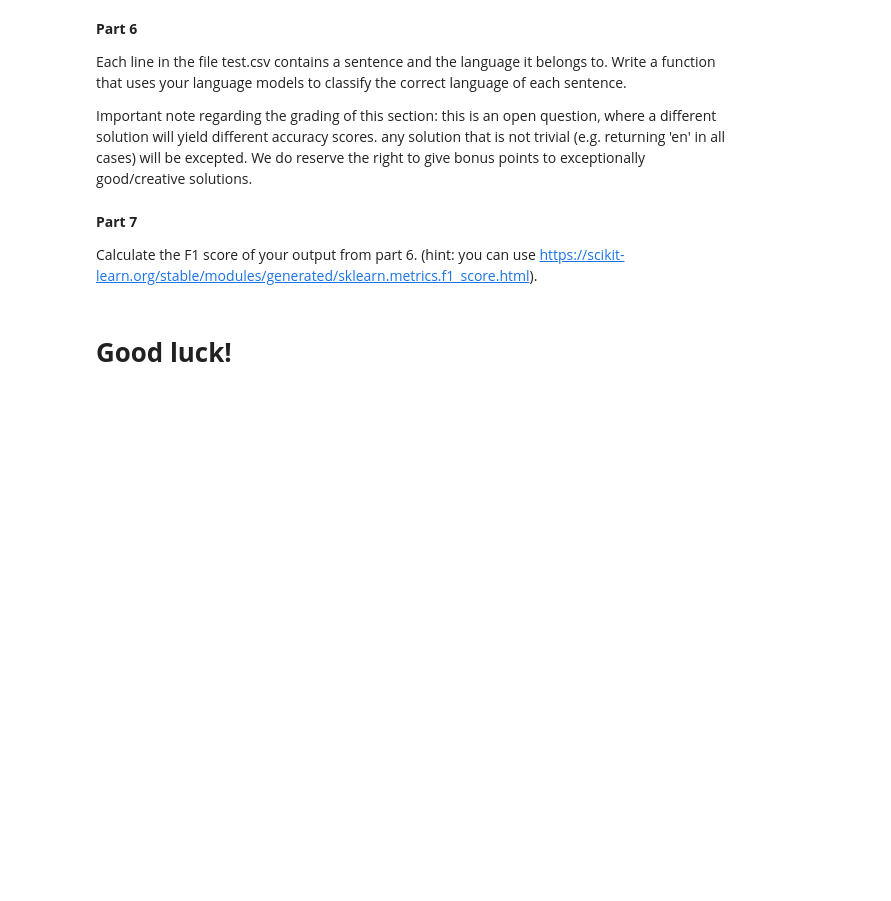
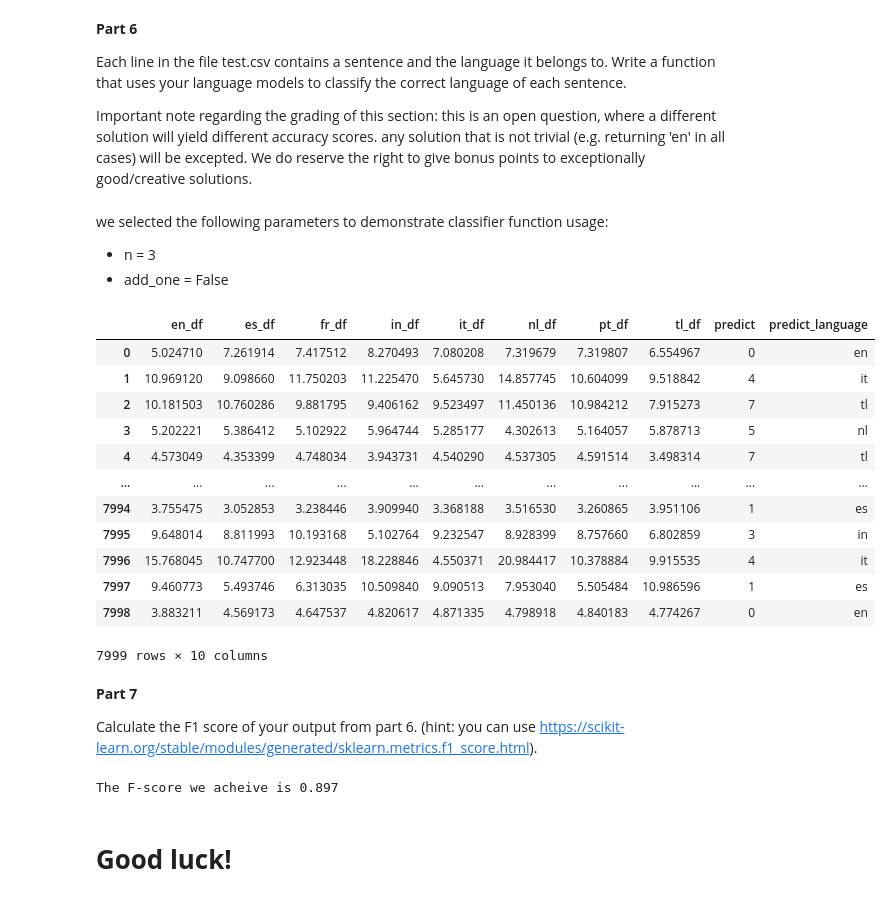
Before and after one commit to BDR2939/NLP, a Jupyter notebook: Assignment_1.ipynb, the cells around one changed output. Saved outputs shown, nothing was run; the diff lists cells and outputs as text; code cells hidden in the pictures; blank space fills up the shorter version.

```diff
--- a/Assignment_1.ipynb
+++ b/Assignment_1.ipynb
@@ -118,11 +114,15 @@ def reorder_list(List, index_list):
     return [List[i] for i in index_list]
 # %%
 def lm(n, vocabulary, data_file_path, add_one):
-    # n - the n-gram to use (e.g., 1 - unigram, 2 - bigram, etc.)
-    # vocabulary - the vocabulary list (which you should use for calculating add_one smoothing)
-    # data_file_path - the data_file from which we record probabilities for our model
-    # add_one - True/False (use add_one smoothing or not)
-
+    """
+    input
+        # n - the n-gram to use (e.g., 1 - unigram, 2 - bigram, etc.)
+        # vocabulary - the vocabulary list (which you should use for calculating add_one smoothing)
+        # data_file_path - the data_file from which we record probabilities for our model
+        # add_one - True/False (use add_one smoothing or not)
+    output:
+        model of language base the text and n-gram defenition
+    """
     lm_dict = {}
     V = len(vocabulary)
 
@@ -158,5 +167,15 @@ Write a function *eval* that returns the perplexity of a model (dictionary) runn
 # %%
 def eval_tweet(n, N, model, tweet):
+  """
+  input:
+      n  - the n of n-gram
+      N - size of tweet
+      model - the model of langues
+      tweet - text
+
+  output:
+      probabilities list
+  """
   missing_value = 1e-8
   tweet_probabilities = []
 
@@ -331,8 +342,13 @@ for i_file in test_csv_files:
 # %%
 def match_test(n, data_file_path, add_one):
-    # n - the n-gram to use for creating n-gram models
-    # add_one - use add_one smoothing or not
-
+    """
+    input
+        # n - the n-gram to use for creating n-gram models
+        # add_one - use add_one smoothing or not
+        # data_file_path - file path
+    output
+       #  perplexity_df - language model per perplexity score per senetence
+    """
     senstences_list = pd.read_csv(data_file_path)['tweet_text'].to_list()
 
     result_dict = {}
@@ -351,12 +367,11 @@ def match_test(n, data_file_path, add_one):
             result_dict[i_language_model][i_test_senstence_idx] = i_sentence_model_i_score
 
     perlexity_df = pd.DataFrame(result_dict)
-    display(perlexity_df)
     perlexity_array = perlexity_df.to_numpy()
     language_match_index = np.argmin(perlexity_array, axis=1)
     language_match_list = reorder_list(languages_list, language_match_index)
     perlexity_df['predict'] = language_match_index
-    perlexity_df['predict_language'] = language_match_list
+    perlexity_df['predict_language'] = [language_match_list[i][0:2] for i in range(len(language_match_list))]
     display(perlexity_df)
 
     return perlexity_df
@@ -364,10 +379,28 @@ def match_test(n, data_file_path, add_one):
 def classify(n, data_file_path, add_one):
     match_dict  = match_test(n, data_file_path, add_one)
     return match_dict
+# %% [markdown]
+we selected the following parameters to demonstrate classifier function usage:
+- n = 3
+- add_one = False
 # %%
-n = 2
-test_path = test_folder + 'test.csv'
-clasification_result = classify(2, test_path, False)
+n = 3
+test_path = directory + 'test.csv'
+clasification_result = classify(n, test_path, False)
+# %% [output]
+|  | en_df | es_df | fr_df | in_df | it_df | nl_df | pt_df | tl_df | predict | predict_language |
+| 0 | 5.024710 | 7.261914 | 7.417512 | 8.270493 | 7.080208 | 7.319679 | 7.319807 | 6.554967 | 0 | en |
+| 1 | 10.969120 | 9.098660 | 11.750203 | 11.225470 | 5.645730 | 14.857745 | 10.604099 | 9.518842 | 4 | it |
+| 2 | 10.181503 | 10.760286 | 9.881795 | 9.406162 | 9.523497 | 11.450136 | 10.984212 | 7.915273 | 7 | tl |
+| 3 | 5.202221 | 5.386412 | 5.102922 | 5.964744 | 5.285177 | 4.302613 | 5.164057 | 5.878713 | 5 | nl |
+| 4 | 4.573049 | 4.353399 | 4.748034 | 3.943731 | 4.540290 | 4.537305 | 4.591514 | 3.498314 | 7 | tl |
+| ... | ... | ... | ... | ... | ... | ... | ... | ... | ... | ... |
+| 7994 | 3.755475 | 3.052853 | 3.238446 | 3.909940 | 3.368188 | 3.516530 | 3.260865 | 3.951106 | 1 | es |
+| 7995 | 9.648014 | 8.811993 | 10.193168 | 5.102764 | 9.232547 | 8.928399 | 8.757660 | 6.802859 | 3 | in |
+| 7996 | 15.768045 | 10.747700 | 12.923448 | 18.228846 | 4.550371 | 20.984417 | 10.378884 | 9.915535 | 4 | it |
+| 7997 | 9.460773 | 5.493746 | 6.313035 | 10.509840 | 9.090513 | 7.953040 | 5.505484 | 10.986596 | 1 | es |
+| 7998 | 3.883211 | 4.569173 | 4.647537 | 4.820617 | 4.871335 | 4.798918 | 4.840183 | 4.774267 | 0 | en |
+7999 rows × 10 columns
 # %%
 y_true = pd.read_csv(test_path).get('label').to_list()
 y_true = list(map(lambda x: languages_list.index(x+'_df'),y_true))
@@ -381,5 +414,7 @@ def calc_f1(y_true,y_pred ):
     return np.round(f1_score(y_true, y_pred,average="micro"),3)
 f_score_result = calc_f1(y_true,y_pred)
 print('The F-score we acheive is ' + str(f_score_result)+'\n')
+# %% [output]
+The F-score we acheive is 0.897
 # %% [markdown]
 # **Good luck!**
```
Also changed, not shown: parts of 11 cells of this notebook.
